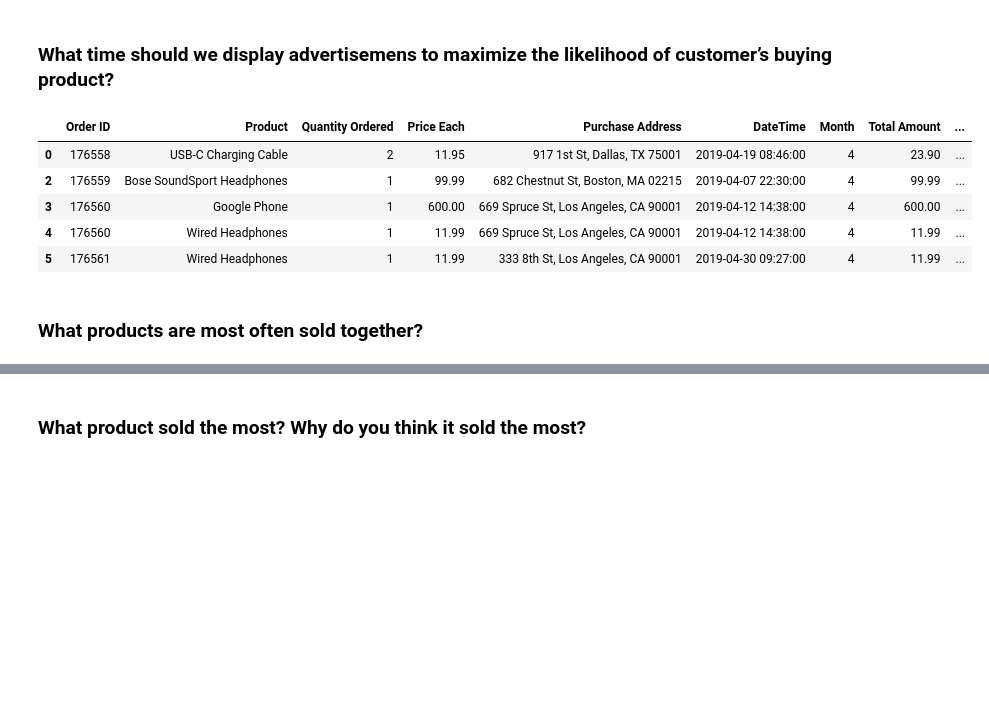
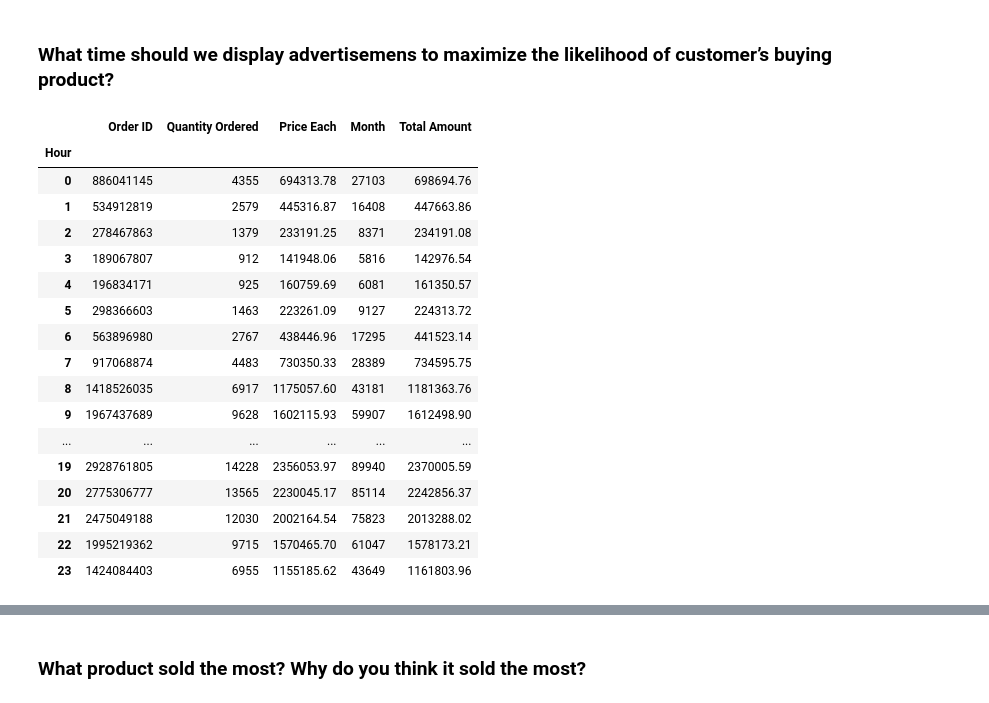
Before and after one commit to NicolasTerroni/data-analysis-and-machine-learning, a Jupyter notebook: notebooks/Sales Analysis.ipynb, the cells around one changed output, grey strips where cells are left out. Cells and saved outputs as stored; diff of their text form; code cells hidden in the pictures; blank space fills up the shorter version.

```diff
--- a/notebooks/Sales Analysis.ipynb
+++ b/notebooks/Sales Analysis.ipynb
@@ -155,17 +155,27 @@ plt.show()
 # %% [markdown]
 ### What time should we display advertisemens to maximize the likelihood of customer’s buying product?
 # %%
-#data['Time'] = data['DateTime'].dt.time
-#data['Date'] = data['DateTime'].dt.date
-# i think they're not necessary
 # maybe a frequency histogram showing count of sales in different time ranges
-data.head()
+data['Hour'] = data['DateTime'].dt.hour
+data['Hour'] = pd.to_numeric(data['Hour'])
+hours = [hour for hour, group_data in data.groupby("Hour")]
+data.groupby("Hour").sum()
 # %% [output]
-|  | Order ID | Product | Quantity Ordered | Price Each | Purchase Address | DateTime | Month | Total Amount | ... |
-| 0 | 176558 | USB-C Charging Cable | 2 | 11.95 | 917 1st St, Dallas, TX 75001 | 2019-04-19 08:46:00 | 4 | 23.90 | ... |
-| 2 | 176559 | Bose SoundSport Headphones | 1 | 99.99 | 682 Chestnut St, Boston, MA 02215 | 2019-04-07 22:30:00 | 4 | 99.99 | ... |
-| 3 | 176560 | Google Phone | 1 | 600.00 | 669 Spruce St, Los Angeles, CA 90001 | 2019-04-12 14:38:00 | 4 | 600.00 | ... |
-| 4 | 176560 | Wired Headphones | 1 | 11.99 | 669 Spruce St, Los Angeles, CA 90001 | 2019-04-12 14:38:00 | 4 | 11.99 | ... |
-| 5 | 176561 | Wired Headphones | 1 | 11.99 | 333 8th St, Los Angeles, CA 90001 | 2019-04-30 09:27:00 | 4 | 11.99 | ... |
+|  | Order ID | Quantity Ordered | Price Each | Month | Total Amount |
+| Hour |  |  |  |  |  |
+| 0 | 886041145 | 4355 | 694313.78 | 27103 | 698694.76 |
+| 1 | 534912819 | 2579 | 445316.87 | 16408 | 447663.86 |
+| 2 | 278467863 | 1379 | 233191.25 | 8371 | 234191.08 |
+| 3 | 189067807 | 912 | 141948.06 | 5816 | 142976.54 |
+| 4 | 196834171 | 925 | 160759.69 | 6081 | 161350.57 |
+| 5 | 298366603 | 1463 | 223261.09 | 9127 | 224313.72 |
+| 6 | 563896980 | 2767 | 438446.96 | 17295 | 441523.14 |
+| 7 | 917068874 | 4483 | 730350.33 | 28389 | 734595.75 |
+| 8 | 1418526035 | 6917 | 1175057.60 | 43181 | 1181363.76 |
+| 9 | 1967437689 | 9628 | 1602115.93 | 59907 | 1612498.90 |
+| ... | ... | ... | ... | ... | ... |
+| 19 | 2928761805 | 14228 | 2356053.97 | 89940 | 2370005.59 |
+| 20 | 2775306777 | 13565 | 2230045.17 | 85114 | 2242856.37 |
+| 21 | 2475049188 | 12030 | 2002164.54 | 75823 | 2013288.02 |
+| 22 | 1995219362 | 9715 | 1570465.70 | 61047 | 1578173.21 |
+| 23 | 1424084403 | 6955 | 1155185.62 | 43649 | 1161803.96 |
-# %% [markdown]
-### What products are most often sold together?
```
Also changed, not shown: parts of 4 cells of this notebook.
